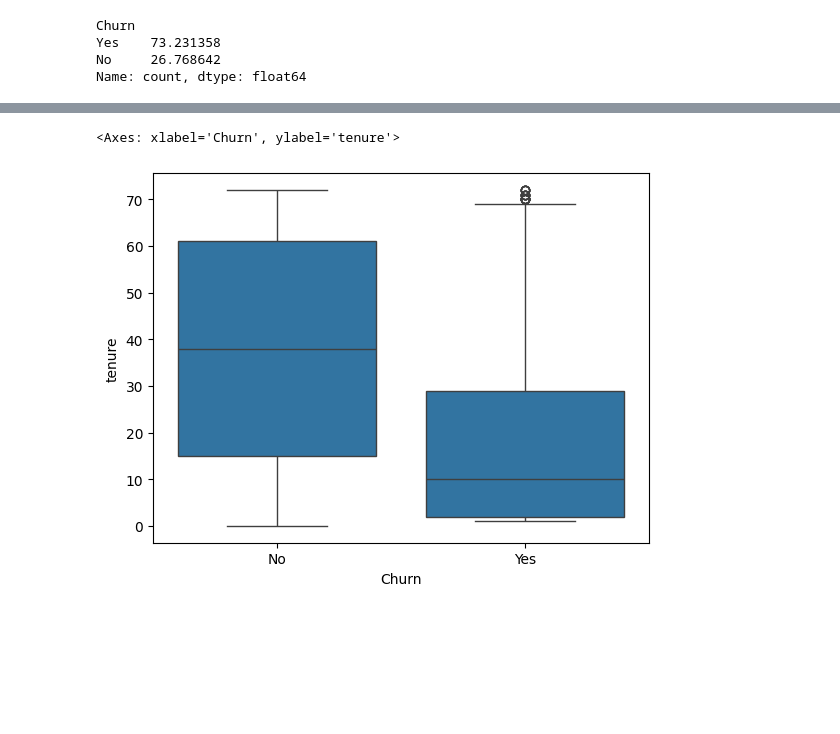
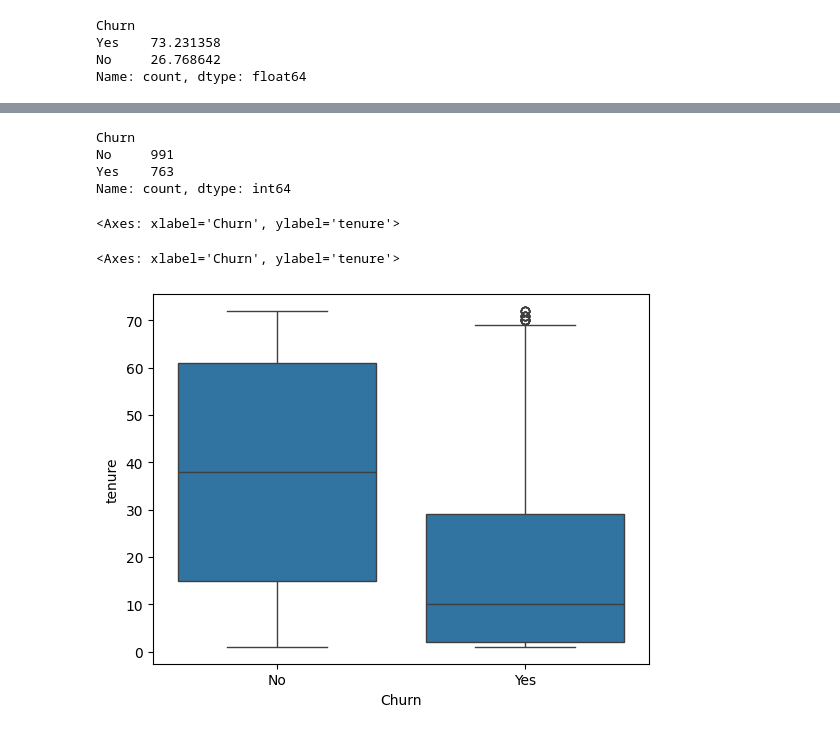
Before and after one commit to Mihavana/mlops-ci-cd-prediction_churn, a Jupyter notebook: src/eda.ipynb, the cells around one changed output, grey strips where cells are left out. Drawn from its saved outputs; the diff is of its cells as text; code cells hidden in the pictures; blank space fills up the shorter version.

```diff
--- a/src/eda.ipynb
+++ b/src/eda.ipynb
@@ -151,5 +152,13 @@ Name: count, dtype: int64
+# %%
+df_clean.loc[df_clean['TotalCharges']< 400, 'Churn'].value_counts()
+# %% [output]
+Churn
+No     991
+Yes    763
+Name: count, dtype: int64
 # %%
-sns.boxplot(x='Churn', y='tenure', data=df)
+sns.boxplot(x='Churn', y='tenure', data=df_clean)
 # %% [output]
 <Axes: xlabel='Churn', ylabel='tenure'>
+<Axes: xlabel='Churn', ylabel='tenure'>
-[figure, old version]
+[figure, new version]
```
Also changed, not shown: parts of 7 cells of this notebook, 2 other files.
